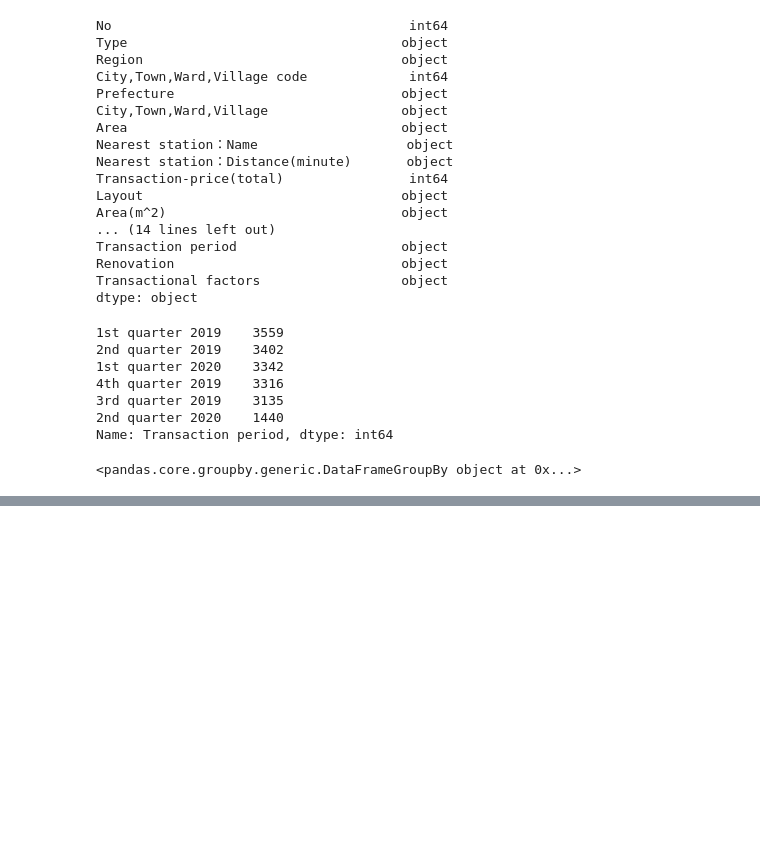
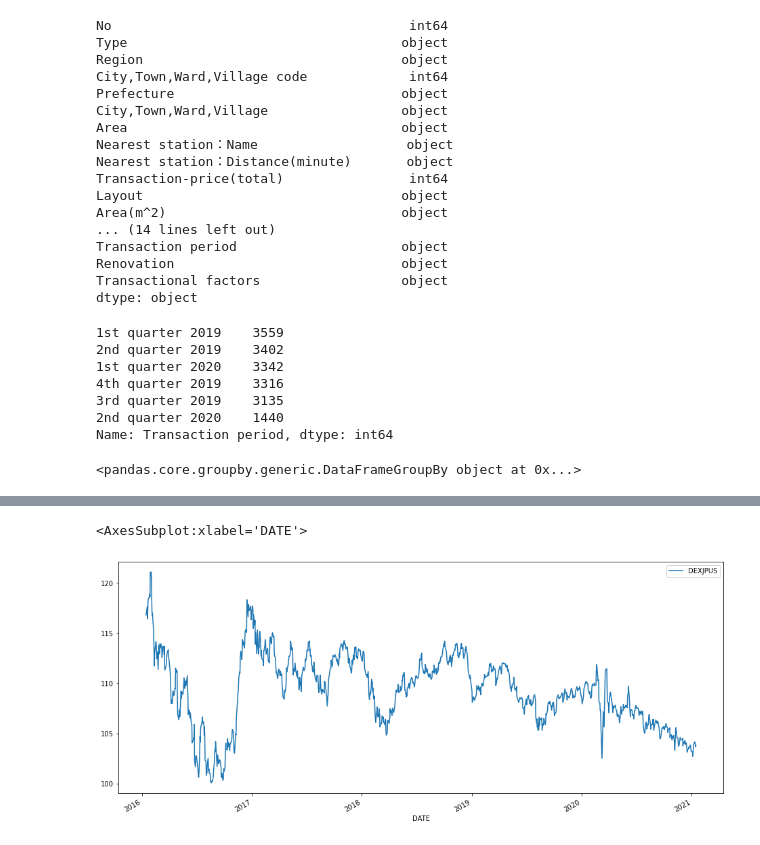
Before and after one commit to scottokamura/jpy_usd_forecast, a Jupyter notebook: Untitled.ipynb, the cells around one changed output, grey strips where cells are left out. Saved outputs shown, nothing was run; the diff lists cells and outputs as text; code cells hidden in the pictures; blank space fills up the shorter version.

```diff
--- a/Untitled.ipynb
+++ b/Untitled.ipynb
@@ -65,0 +281,5 @@ df.groupby('Transaction period')
+# %%
+test.plot(figsize=(16,7))
+# %% [output]
+<AxesSubplot:xlabel='DATE'>
+[figure, added]
```
Also changed, not shown: parts of 31 cells of this notebook, 3 other files.
